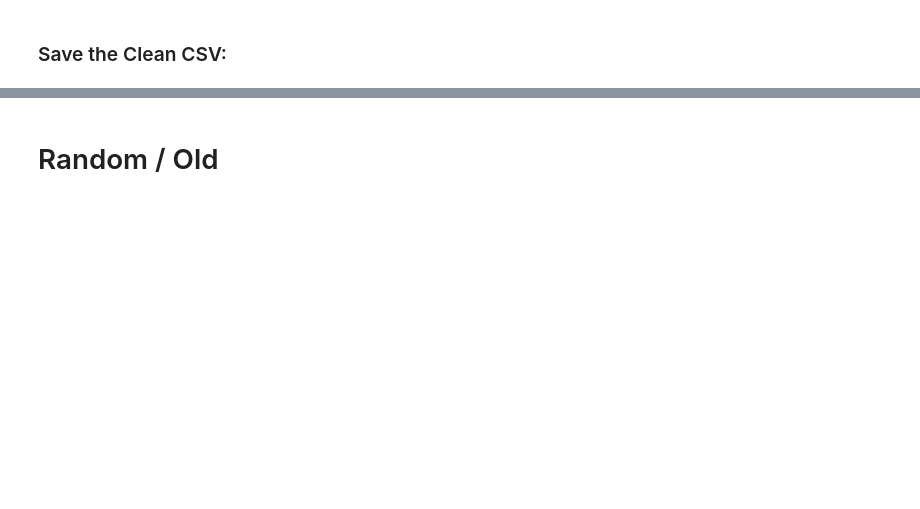
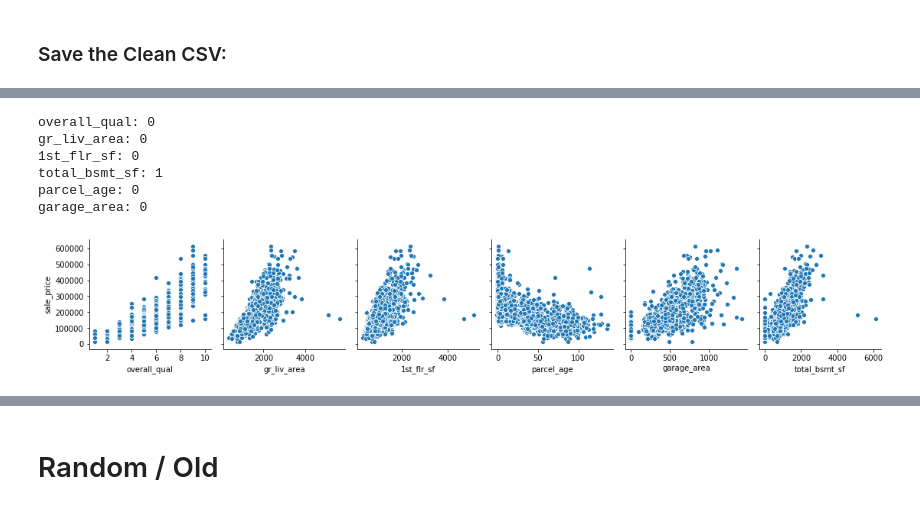
Before and after one commit to patruq/ames-housing, a Jupyter notebook: code/01.1_Train_Data_Cleaning.ipynb, the cells around one changed output, grey strips where cells are left out. Drawn from its saved outputs; the diff is of its cells as text; code cells hidden in the pictures; blank space fills up the shorter version.

```diff
--- a/code/01.1_Train_Data_Cleaning.ipynb
+++ b/code/01.1_Train_Data_Cleaning.ipynb
@@ -340,0 +396,26 @@ train_df.head()
+# %%
+print(f"overall_qual: {train_df['overall_qual'].isna().sum()}")
+print(f"gr_liv_area: {train_df['gr_liv_area'].isna().sum()}")
+print(f"1st_flr_sf: {train_df['1st_flr_sf'].isna().sum()}")
+print(f"total_bsmt_sf: {train_df['total_bsmt_sf'].isna().sum()}")
+print(f"parcel_age: {train_df['parcel_age'].isna().sum()}")
+print(f"garage_area: {train_df['garage_area'].isna().sum()}")
+# %% [output]
+overall_qual: 0
+gr_liv_area: 0
+1st_flr_sf: 0
+total_bsmt_sf: 1
+parcel_age: 0
+garage_area: 0
+# %%
+# Pairplots of the top 5 highest corr from heatmap above (less bsmt and garage cols):
+sns.pairplot(train_df,
+             x_vars=["overall_qual",
+                     "gr_liv_area",
+                     "1st_flr_sf",
+                     "parcel_age",
+                     "garage_area",
+                     "total_bsmt_sf"],
+             y_vars=["sale_price"]);
+# %% [output]
+[figure, added]
```
Also changed, not shown: parts of 60 cells of this notebook, 2 other files.
